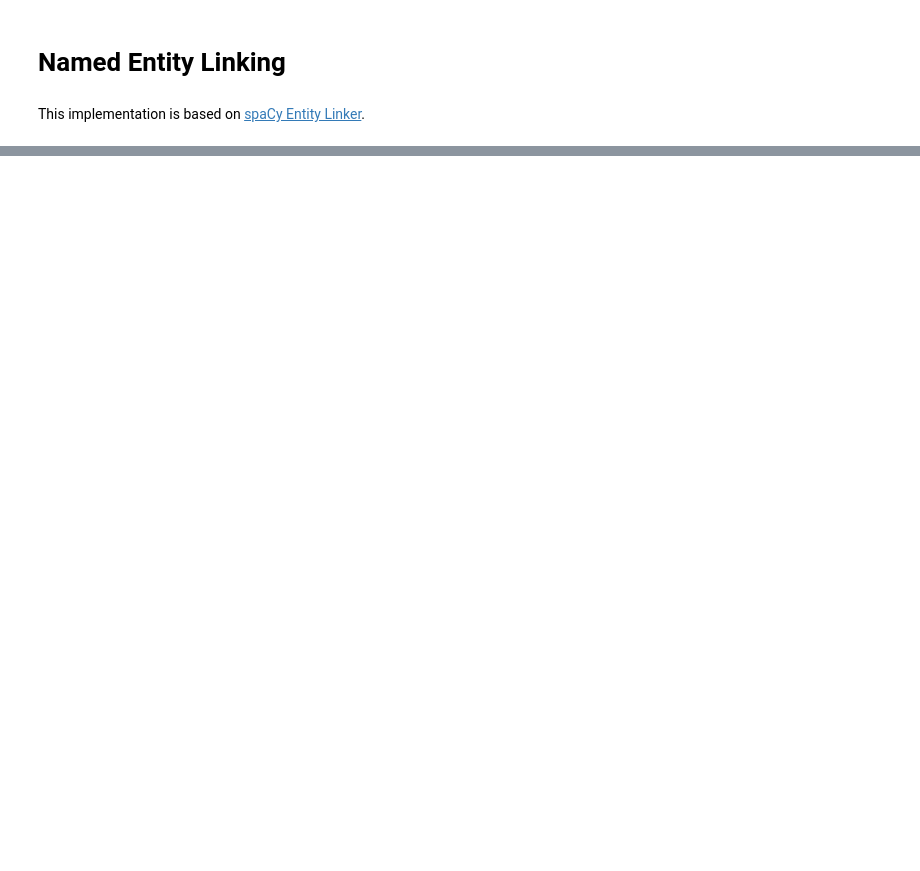
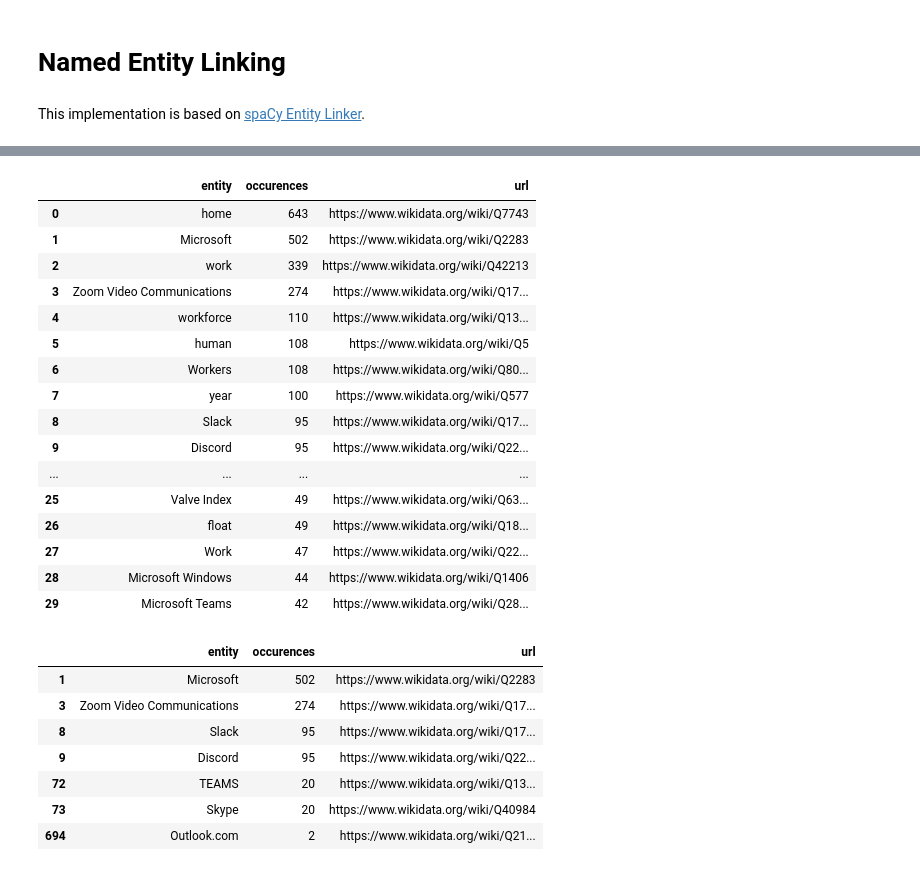
Before and after one commit to AgreshB/Text-Mining, a Jupyter notebook: processing_sma.ipynb, the cells around one changed output, grey strips where cells are left out. Cells and saved outputs as stored; diff of their text form; code cells hidden in the pictures; blank space fills up the shorter version.

```diff
--- a/processing_sma.ipynb
+++ b/processing_sma.ipynb
@@ -503,6 +590,54 @@ nlp.add_pipe('entityLinker')
-# %%
-for tweet_text in unique_tweets:
-  doc = nlp(tweet_text)
-  print(tweet_text)
-  all_linked_entities = doc._.linkedEntities
-  all_linked_entities.pretty_print()
+# %%
+linked_entities = []
+for tweet_text in unique_tweets:
+    doc = nlp(tweet_text)
+    all_linked_entities = doc._.linkedEntities
+
+    #all_linked_entities.pretty_print()
+    for i in range(0,len(all_linked_entities)):
+        linked_entities.append([all_linked_entities[i].get_label(),
+                                "https://www.wikidata.org/wiki/Q" + str(all_linked_entities[i].get_id())])
+
+linked_frequency = {}
+
+for i in range(0, len(linked_entities)):
+    if linked_entities[i][0] in linked_frequency:
+        linked_frequency[linked_entities[i][0]][0] += 1
+    else:
+        linked_frequency[linked_entities[i][0]] = [1, linked_entities[i][1]]
+
+most_common_entities = pd.DataFrame(linked_frequency.items(), columns=['entity', 'occurences'])
+most_common_entities[['occurences','url']] = pd.DataFrame(most_common_entities.occurences.tolist(),
+                                                           index=most_common_entities.index)
+most_common_entities = most_common_entities.sort_values('occurences', ascending=False, ignore_index=True)
+display(most_common_entities[:30])
+
+platform = ['Microsoft', "Zoom Video Communications", "Slack", "Discord", "Skype", "Outlook.com", "TEAMS"]
+platform_entities = most_common_entities[(most_common_entities['entity'].isin(platform))]
+display(platform_entities[:30])
+# %% [output]
+|  | entity | occurences | url |
+| 0 | home | 643 | https://www.wikidata.org/wiki/Q7743 |
+| 1 | Microsoft | 502 | https://www.wikidata.org/wiki/Q2283 |
+| 2 | work | 339 | https://www.wikidata.org/wiki/Q42213 |
+| 3 | Zoom Video Communications | 274 | https://www.wikidata.org/wiki/Q17... |
+| 4 | workforce | 110 | https://www.wikidata.org/wiki/Q13... |
+| 5 | human | 108 | https://www.wikidata.org/wiki/Q5 |
+| 6 | Workers | 108 | https://www.wikidata.org/wiki/Q80... |
+| 7 | year | 100 | https://www.wikidata.org/wiki/Q577 |
+| 8 | Slack | 95 | https://www.wikidata.org/wiki/Q17... |
+| 9 | Discord | 95 | https://www.wikidata.org/wiki/Q22... |
+| ... | ... | ... | ... |
+| 25 | Valve Index | 49 | https://www.wikidata.org/wiki/Q63... |
+| 26 | float | 49 | https://www.wikidata.org/wiki/Q18... |
+| 27 | Work | 47 | https://www.wikidata.org/wiki/Q22... |
+| 28 | Microsoft Windows | 44 | https://www.wikidata.org/wiki/Q1406 |
+| 29 | Microsoft Teams | 42 | https://www.wikidata.org/wiki/Q28... |
+|  | entity | occurences | url |
+| 1 | Microsoft | 502 | https://www.wikidata.org/wiki/Q2283 |
+| 3 | Zoom Video Communications | 274 | https://www.wikidata.org/wiki/Q17... |
+| 8 | Slack | 95 | https://www.wikidata.org/wiki/Q17... |
+| 9 | Discord | 95 | https://www.wikidata.org/wiki/Q22... |
+| 72 | TEAMS | 20 | https://www.wikidata.org/wiki/Q13... |
+| 73 | Skype | 20 | https://www.wikidata.org/wiki/Q40984 |
+| 694 | Outlook.com | 2 | https://www.wikidata.org/wiki/Q21... |
```
Also changed, not shown: parts of 8 cells of this notebook.
